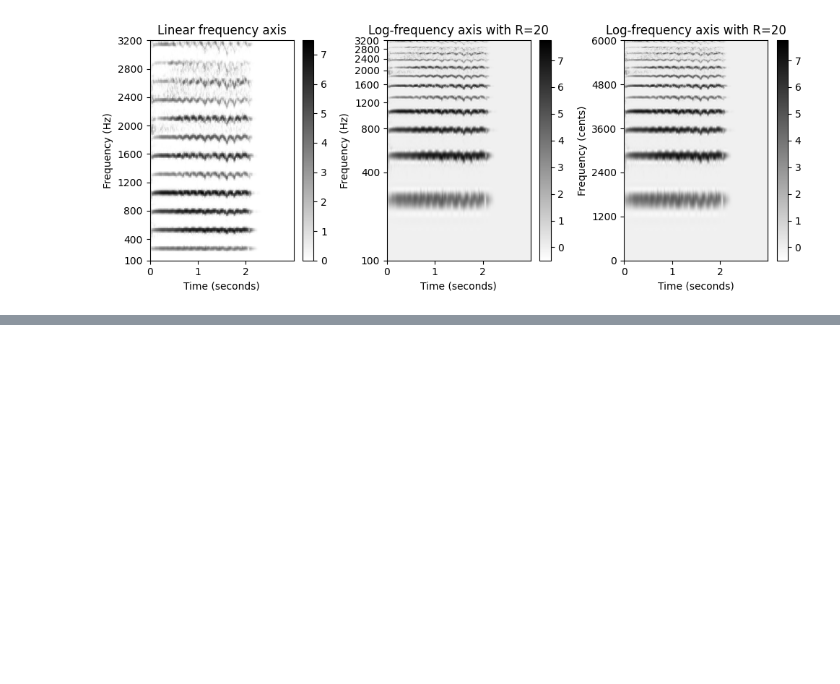
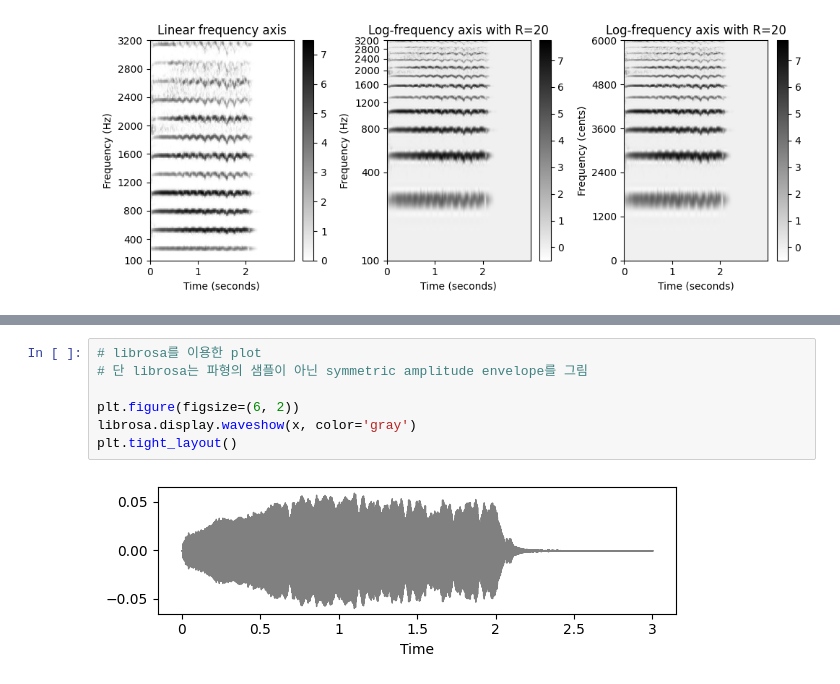
Before and after one commit to jo-cho/mir_kr, a Jupyter notebook: Notebooks/3. Fourier Analysis/4.STFT2.ipynb, the cells around one changed output, grey strips where cells are left out. Saved outputs shown, nothing was run; the diff lists cells and outputs as text; blank space fills up the shorter version.

```diff
--- a/Notebooks/3. Fourier Analysis/4.STFT2.ipynb
+++ b/Notebooks/3. Fourier Analysis/4.STFT2.ipynb
@@ -605,0 +683,9 @@ plt.tight_layout()
+# %%
+# librosa를 이용한 plot
+# 단 librosa는 파형의 샘플이 아닌 symmetric amplitude envelope를 그림
+
+plt.figure(figsize=(6, 2))
+librosa.display.waveshow(x, color='gray')
+plt.tight_layout()
+# %% [output]
+[figure, added]
```
Also changed, not shown: parts of 38 cells of this notebook.
